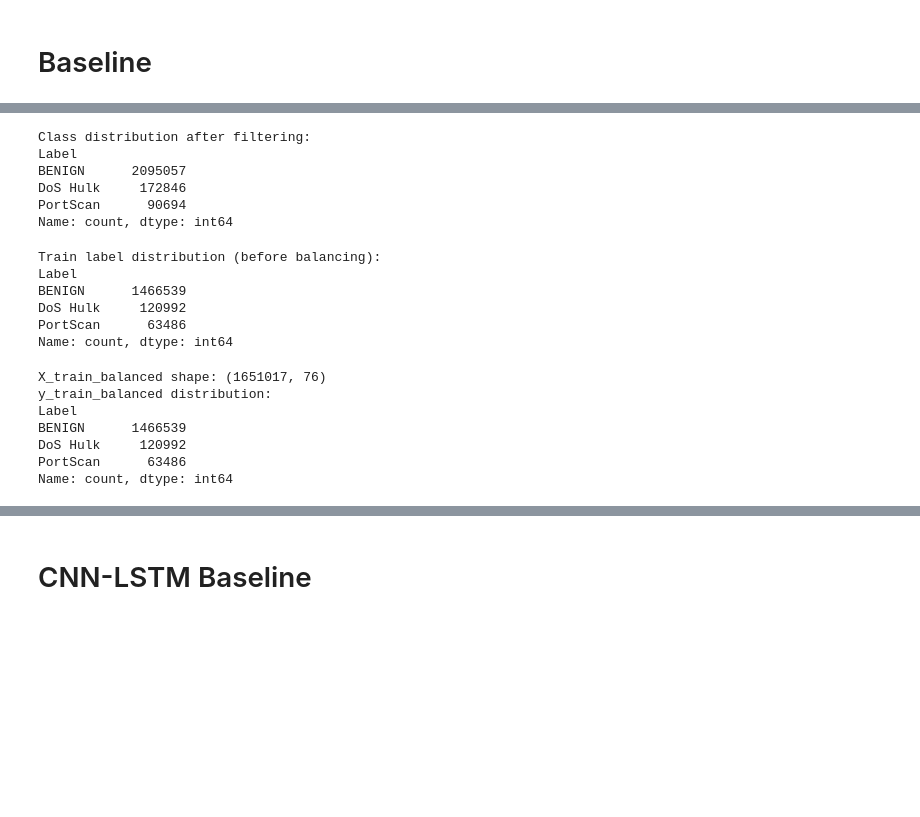
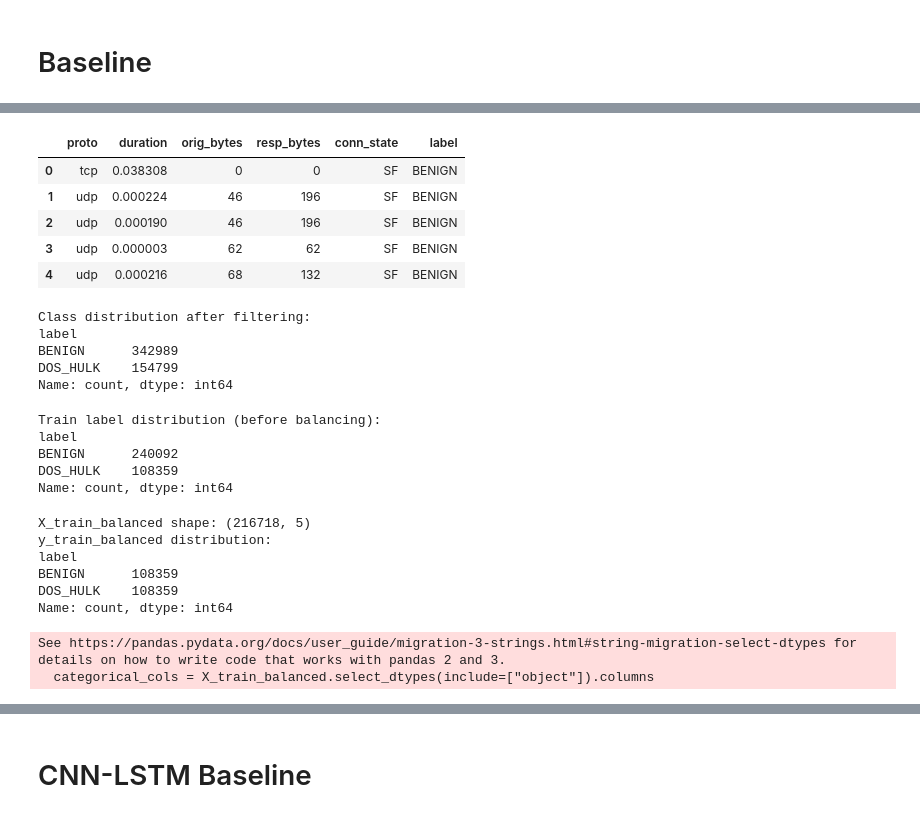
Before and after one commit to ramuld12/Property-based-Neural-Network-Verification, a Jupyter notebook: baseline/cicids2017_baseline.ipynb, the cells around one changed output, grey strips where cells are left out. Saved outputs shown, nothing was run; the diff lists cells and outputs as text; code cells hidden in the pictures; blank space fills up the shorter version.

```diff
--- a/baseline/cicids2017_baseline.ipynb
+++ b/baseline/cicids2017_baseline.ipynb
@@ -35,22 +49,30 @@ Name: count, dtype: int64
+# %%
+cleaned_df.head()
+# %% [output]
+|  | proto | duration | orig_bytes | resp_bytes | conn_state | label |
+| 0 | tcp | 0.038308 | 0 | 0 | SF | BENIGN |
+| 1 | udp | 0.000224 | 46 | 196 | SF | BENIGN |
+| 2 | udp | 0.000190 | 46 | 196 | SF | BENIGN |
+| 3 | udp | 0.000003 | 62 | 62 | SF | BENIGN |
+| 4 | udp | 0.000216 | 68 | 132 | SF | BENIGN |
 # %%
 # Filter dataset
-attack_labels = ['DoS Hulk']
+attack_labels = ['DOS_HULK']
 all_labels = ['BENIGN'] + attack_labels
 
-filtered_df = full_df[full_df['Label'].isin(all_labels)].copy()
+filtered_df = cleaned_df[cleaned_df['label'].isin(all_labels)].copy()
 
 print("Class distribution after filtering:")
-print(filtered_df['Label'].value_counts())
+print(filtered_df['label'].value_counts())
 # %% [output]
 Class distribution after filtering:
-Label
-BENIGN      2095057
-DoS Hulk     172846
-PortScan      90694
+label
+BENIGN      342989
+DOS_HULK    154799
 Name: count, dtype: int64
 # %%
-X_full = filtered_df.drop('Label', axis=1)
-y_full = filtered_df['Label']
+X_full = filtered_df.drop('label', axis=1)
+y_full = filtered_df['label']
 
 X_train, X_test, y_train, y_test = train_test_split(
     X_full, y_full,
@@ -63,10 +85,9 @@ print("Train label distribution (before balancing):")
 print(y_train.value_counts())
 # %% [output]
 Train label distribution (before balancing):
-Label
-BENIGN      1466539
-DoS Hulk     120992
-PortScan      63486
+label
+BENIGN      240092
+DOS_HULK    108359
 Name: count, dtype: int64
 # %%
 # Balance ONLY the training set (downsample the majority class to match the minority)
@@ -81,20 +102,29 @@ benign_sampled_df = train_df[train_df['Label'] == 'BENIGN'].sample(n=attack_min_
 
 balanced_train_df = pd.concat([attack_df, benign_sampled_df], ignore_index=True).sample(frac=1, random_state=42)
 # %%
-X_train_balanced = balanced_train_df.drop('Label', axis=1)
-y_train_balanced = balanced_train_df['Label']
+X_train_balanced = balanced_train_df.drop('label', axis=1)
+y_train_balanced = balanced_train_df['label']
 
 print("X_train_balanced shape:", X_train_balanced.shape)
 print("y_train_balanced distribution:")
 print(y_train_balanced.value_counts())
 # %% [output]
-X_train_balanced shape: (1651017, 76)
+X_train_balanced shape: (216718, 5)
 y_train_balanced distribution:
-Label
-BENIGN      1466539
-DoS Hulk     120992
-PortScan      63486
+label
+BENIGN      108359
+DOS_HULK    108359
 Name: count, dtype: int64
+# %%
+# Encode non-numerical features
+
+categorical_cols = X_train_balanced.select_dtypes(include=["object"]).columns
+encoder = OrdinalEncoder(handle_unknown="use_encoded_value", unknown_value=-1)
+X_train_balanced[categorical_cols] = encoder.fit_transform(X_train_balanced[categorical_cols])
+X_test[categorical_cols] = encoder.transform(X_test[categorical_cols])
+# %% [output]
+See https://pandas.pydata.org/docs/user_guide/migration-3-strings.html#string-migration-select-dtypes for details on how to write code that works with pandas 2 and 3.
+  categorical_cols = X_train_balanced.select_dtypes(include=["object"]).columns
 # %%
 os.makedirs('models', exist_ok=True)
 
```
Also changed, not shown: parts of 13 cells of this notebook, 4 other files.
